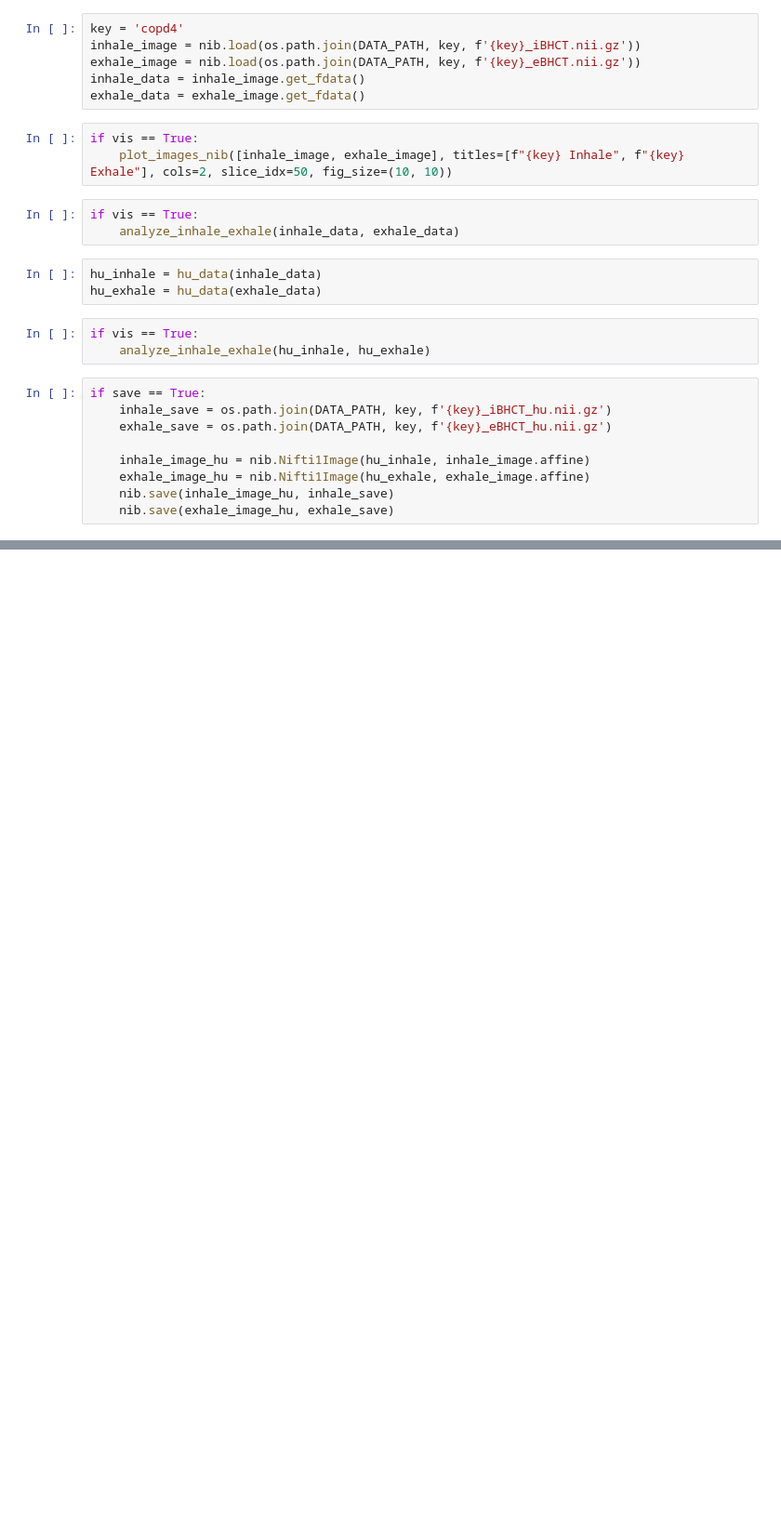
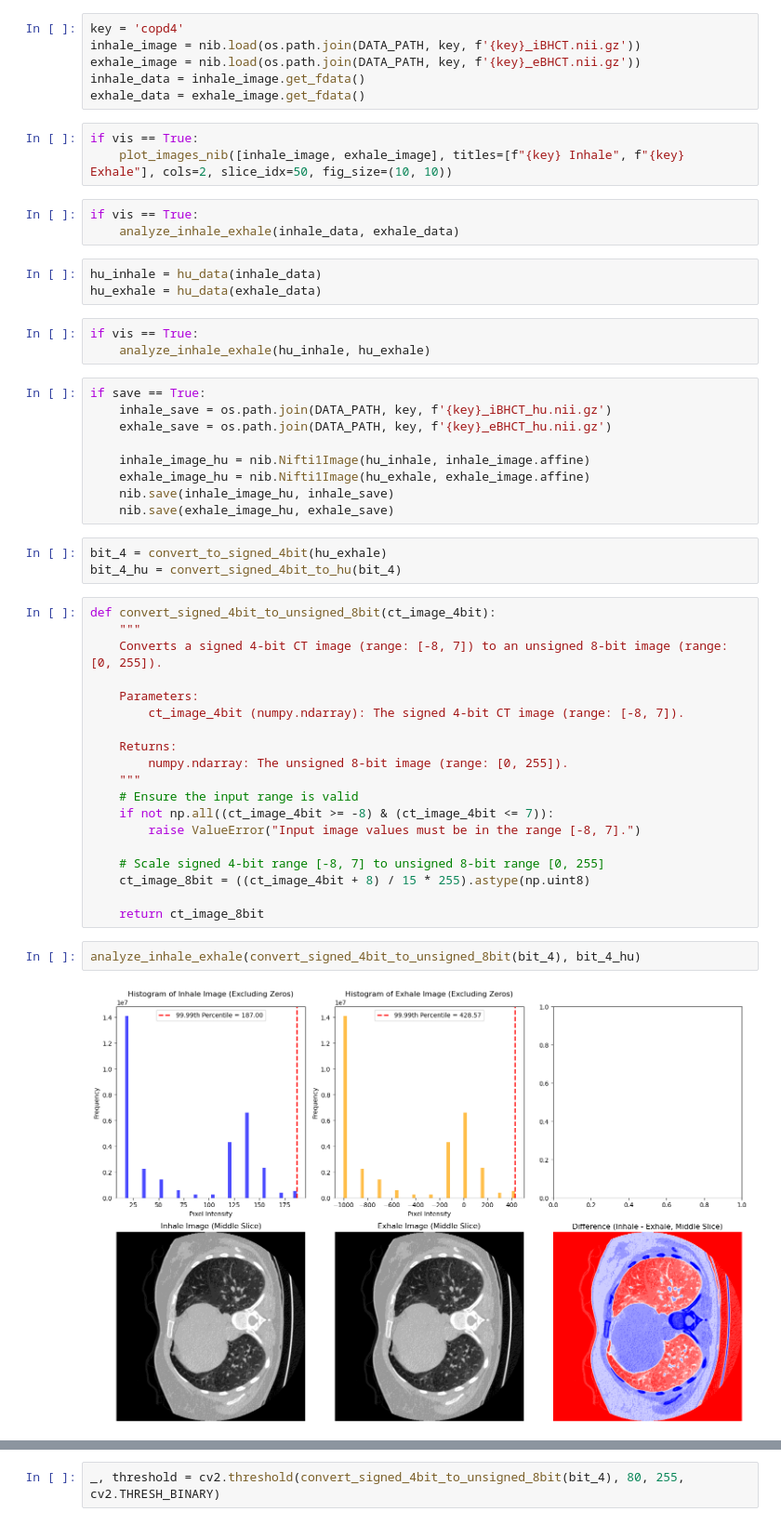
Before and after one commit to Sumeet-Dash1/MIRA-COPDgene, a Jupyter notebook: Preprocessing.ipynb, the cells around one changed output, grey strips where cells are left out. Shown at 93% size. Cells and saved outputs as stored; diff of their text form; blank space fills up the shorter version.

```diff
--- a/Preprocessing.ipynb
+++ b/Preprocessing.ipynb
@@ -49,3 +49,29 @@ if save == True:
     exhale_image_hu = nib.Nifti1Image(hu_exhale, exhale_image.affine)
     nib.save(inhale_image_hu, inhale_save)
     nib.save(exhale_image_hu, exhale_save)
+# %%
+bit_4 = convert_to_signed_4bit(hu_exhale)
+bit_4_hu = convert_signed_4bit_to_hu(bit_4)
+# %%
+def convert_signed_4bit_to_unsigned_8bit(ct_image_4bit):
+    """
+    Converts a signed 4-bit CT image (range: [-8, 7]) to an unsigned 8-bit image (range: [0, 255]).
+
+    Parameters:
+        ct_image_4bit (numpy.ndarray): The signed 4-bit CT image (range: [-8, 7]).
+
+    Returns:
+        numpy.ndarray: The unsigned 8-bit image (range: [0, 255]).
+    """
+    # Ensure the input range is valid
+    if not np.all((ct_image_4bit >= -8) & (ct_image_4bit <= 7)):
+        raise ValueError("Input image values must be in the range [-8, 7].")
+
+    # Scale signed 4-bit range [-8, 7] to unsigned 8-bit range [0, 255]
+    ct_image_8bit = ((ct_image_4bit + 8) / 15 * 255).astype(np.uint8)
+
+    return ct_image_8bit
+# %%
+analyze_inhale_exhale(convert_signed_4bit_to_unsigned_8bit(bit_4), bit_4_hu)
+# %% [output]
+[figure, added]
@@ -51,0 +113,2 @@ if save == True:
+# %%
+_, threshold = cv2.threshold(convert_signed_4bit_to_unsigned_8bit(bit_4), 80, 255, cv2.THRESH_BINARY)
```
Also changed, not shown: parts of 11 cells of this notebook, 1 other file.
